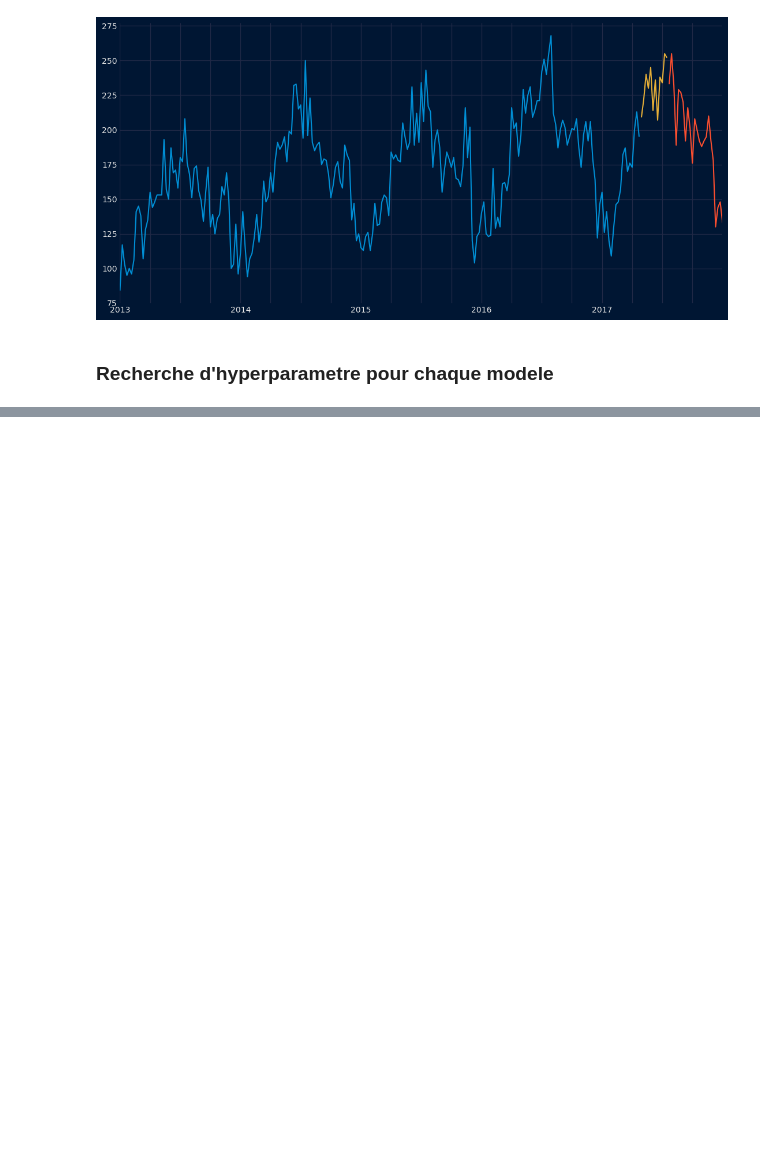
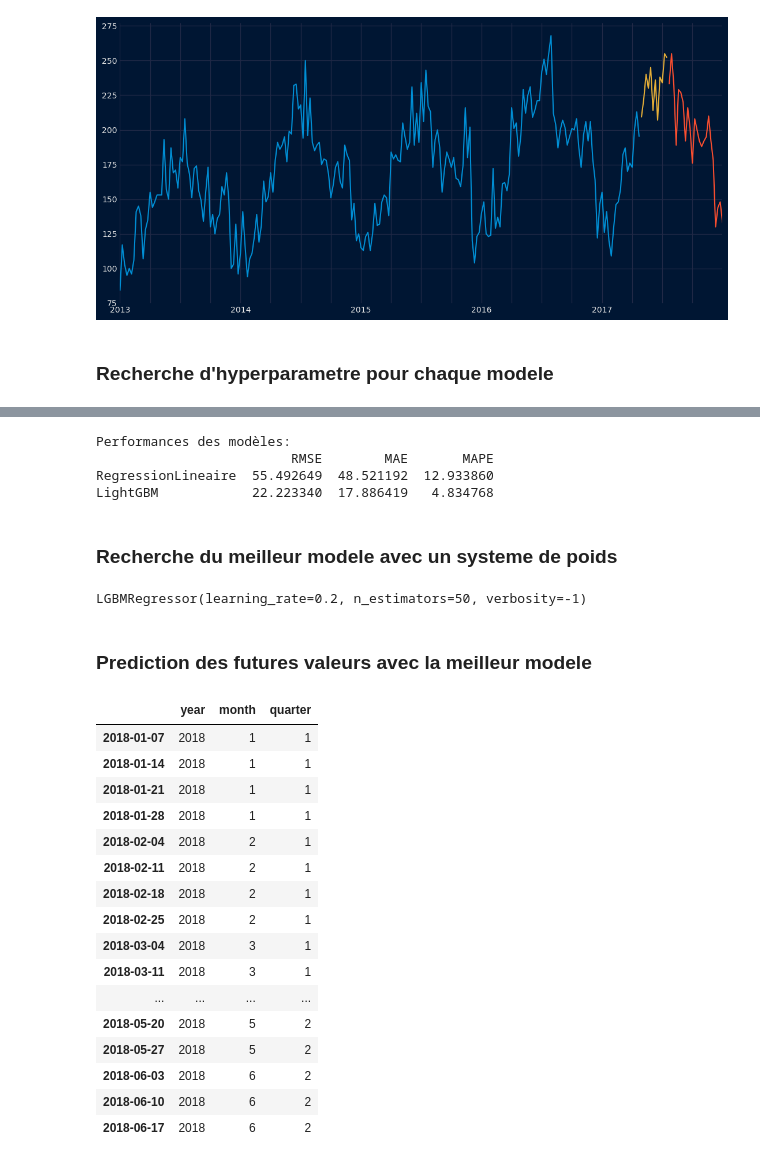
Before and after one commit to AinaRazafinjato/data-science-predistock, a Jupyter notebook: notebook/skforecast/Prevision multivarie dependante.ipynb, the cells around one changed output, grey strips where cells are left out. Saved outputs shown, nothing was run; the diff lists cells and outputs as text; code cells hidden in the pictures; blank space fills up the shorter version.

```diff
--- a/notebook/skforecast/Prevision multivarie dependante.ipynb
+++ b/notebook/skforecast/Prevision multivarie dependante.ipynb
@@ -25,6 +25,7 @@ from skforecast.model_selection import (
 from skforecast.plot import set_dark_theme
 # %%
 # Constantes
+HORIZON=24
 TEST_SIZE = 24
 VAL_SIZE = 12
 LAG_SIZE = 6
@@ -459,0 +339,61 @@ metrics_1
+# %%
+performance_df = pd.DataFrame(performance)
+performance_df = performance_df.T
+performance_df.columns = ['RMSE', 'MAE', 'MAPE']
+print("Performances des modèles:")
+print(performance_df)
+# %% [output]
+Performances des modèles:
+                         RMSE        MAE       MAPE
+RegressionLineaire  55.492649  48.521192  12.933860
+LightGBM            22.223340  17.886419   4.834768
+# %% [markdown]
+### Recherche du meilleur modele avec un systeme de poids
+# %%
+# Calcul du score pondéré (plus bas = meilleur)
+performance_df['score_pondéré'] = (
+    performance_df['RMSE'] * weights['RMSE'] +
+    performance_df['MAE'] * weights['MAE'] +
+    performance_df['MAPE'] * weights['MAPE']
+)
+
+# Tri pour trouver le meilleur modèle
+best_model_name = performance_df['score_pondéré'].idxmin()
+
+# Recuperation du meilleur modèle et de ses meilleurs hyperparamètres
+best_model=models[best_model_name]['alg']
+best_params=best_parameters[best_model_name]
+# Utilisation du meilleur parametre sur la meilleur modele
+best_model.set_params(**best_params)
+# %% [output]
+LGBMRegressor(learning_rate=0.2, n_estimators=50, verbosity=-1)
+# %% [markdown]
+### Prediction des futures valeurs avec la meilleur modele
+# %%
+# Generation du future variable exogene
+future_dates= pd.date_range(start=df_weekly.index.max() + pd.Timedelta(weeks=1), periods=HORIZON, freq='W')
+exog_future = pd.DataFrame({
+    "year": future_dates.year,
+    "month": future_dates.month,
+    "quarter": future_dates.quarter
+},index=future_dates)
+# %%
+exog_future
+# %% [output]
+|  | year | month | quarter |
+| 2018-01-07 | 2018 | 1 | 1 |
+| 2018-01-14 | 2018 | 1 | 1 |
+| 2018-01-21 | 2018 | 1 | 1 |
+| 2018-01-28 | 2018 | 1 | 1 |
+| 2018-02-04 | 2018 | 2 | 1 |
+| 2018-02-11 | 2018 | 2 | 1 |
+| 2018-02-18 | 2018 | 2 | 1 |
+| 2018-02-25 | 2018 | 2 | 1 |
+| 2018-03-04 | 2018 | 3 | 1 |
+| 2018-03-11 | 2018 | 3 | 1 |
+| ... | ... | ... | ... |
+| 2018-05-20 | 2018 | 5 | 2 |
+| 2018-05-27 | 2018 | 5 | 2 |
+| 2018-06-03 | 2018 | 6 | 2 |
+| 2018-06-10 | 2018 | 6 | 2 |
+| 2018-06-17 | 2018 | 6 | 2 |
```
Also changed, not shown: parts of 18 cells of this notebook.
